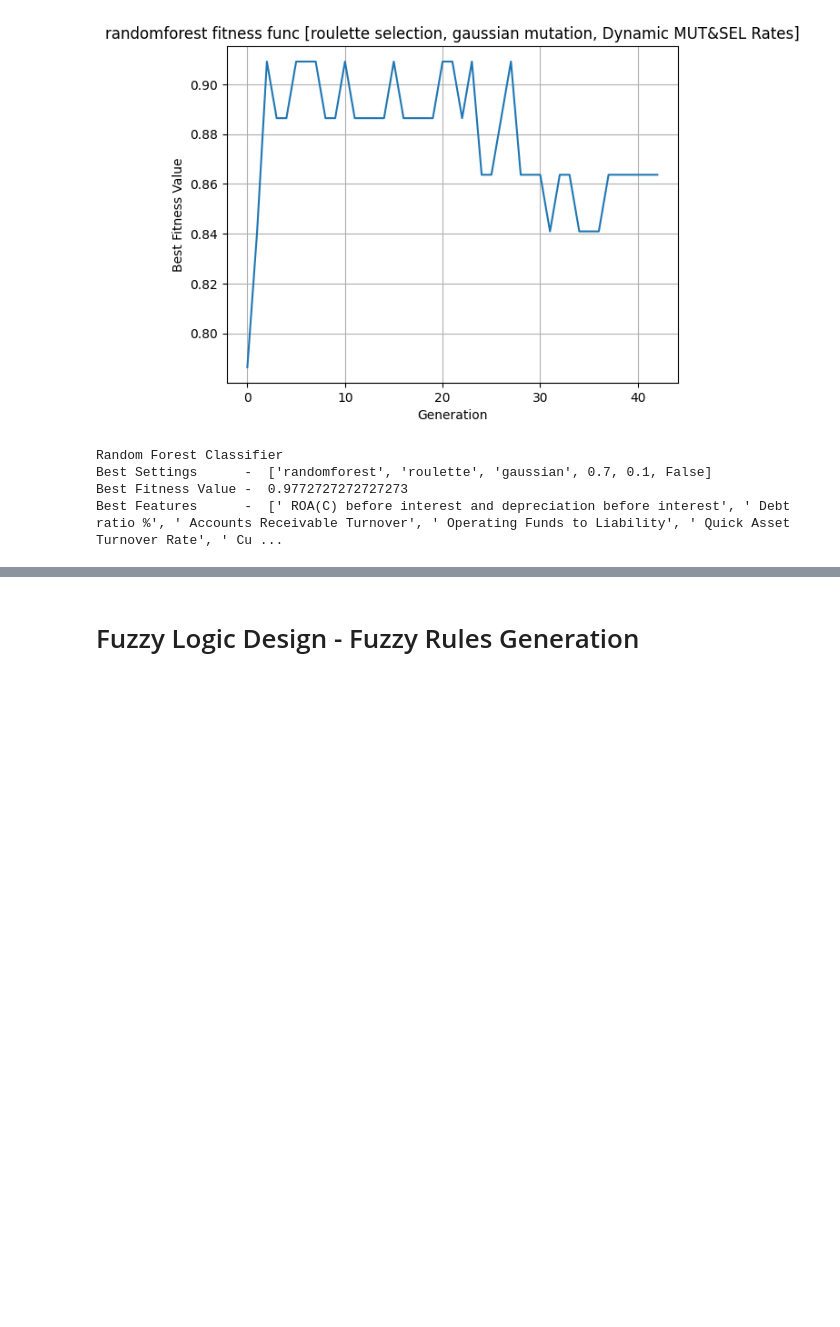
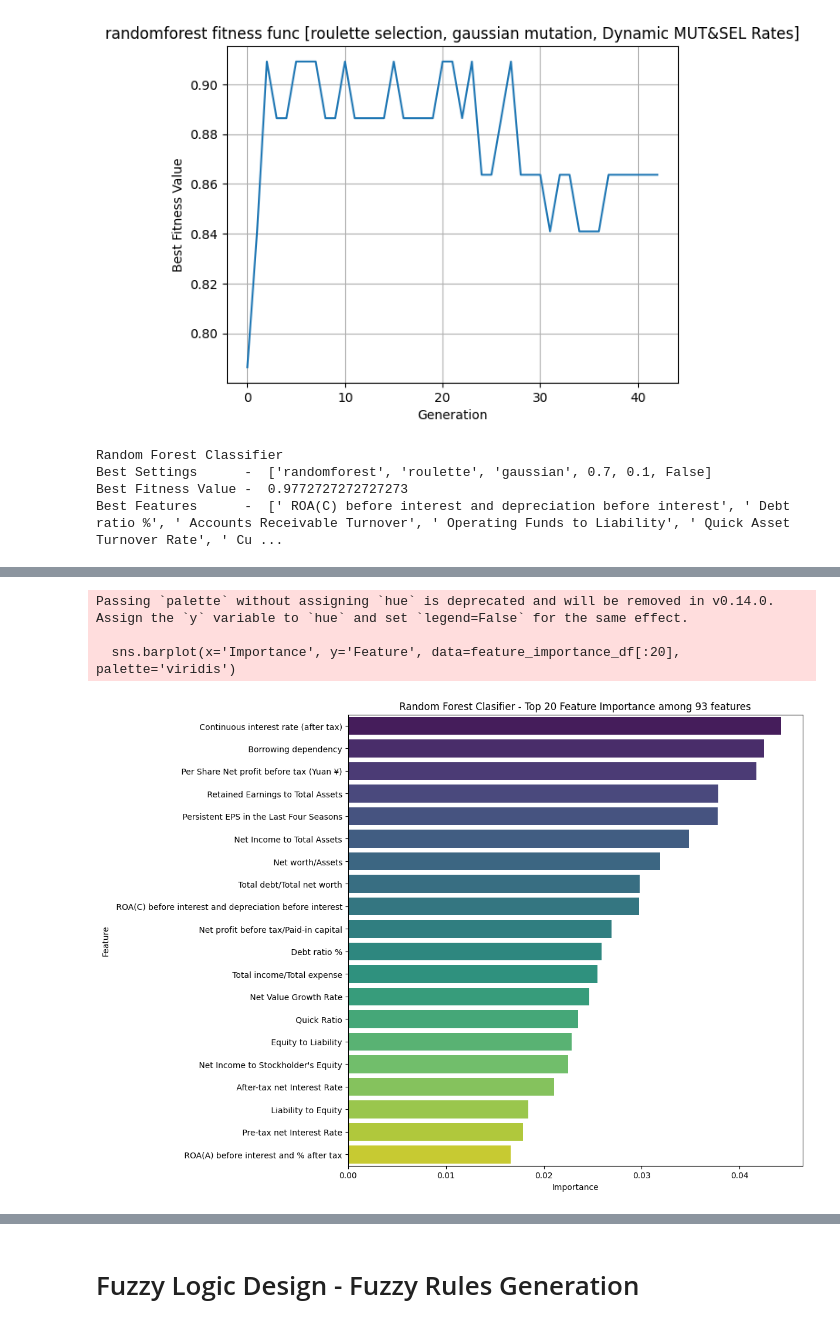
Before and after one commit to yeesem/Soft-Computing, a Jupyter notebook: Assignment_3_Evolutionary_Computing.ipynb, the cells around one changed output, grey strips where cells are left out. Saved outputs shown, nothing was run; the diff lists cells and outputs as text; code cells hidden in the pictures; blank space fills up the shorter version.

```diff
--- a/Assignment_3_Evolutionary_Computing.ipynb
+++ b/Assignment_3_Evolutionary_Computing.ipynb
@@ -701,0 +719,18 @@ Best Features      -  [' ROA(C) before interest and depreciation before interest
+# %%
+# Train a Random Forest model
+feature_importance_model = RandomForestClassifier(random_state=42)
+feature_importance_model.fit(X_train, y_train)
+
+# Get feature importances
+importances = feature_importance_model.feature_importances_
+
+# Create a DataFrame for better visualization
+feature_importance_df = pd.DataFrame({
+    'Feature': X.columns,
+    'Importance': importances
+}).sort_values(by='Importance', ascending=False)
+
+feature_importance_df.reset_index(drop=True, inplace=True)
+
+# Print the feature importances
+feature_importance_df.head(15)
@@ -701,0 +754,16 @@ Best Features      -  [' ROA(C) before interest and depreciation before interest
+# %%
+import seaborn as sns
+
+# plotting Feature importance charts
+# Plotting
+plt.figure(figsize=(10, 10))
+sns.barplot(x='Importance', y='Feature', data=feature_importance_df[:20], palette='viridis')
+plt.title('Random Forest Clasifier - Top 20 Feature Importance among 93 features')
+plt.xlabel('Importance')
+plt.ylabel('Feature')
+plt.show()
+# %% [output]
+Passing `palette` without assigning `hue` is deprecated and will be removed in v0.14.0. Assign the `y` variable to `hue` and set `legend=False` for the same effect.
+
+  sns.barplot(x='Importance', y='Feature', data=feature_importance_df[:20], palette='viridis')
+[figure, added]
```
Also changed, not shown: parts of 10 cells of this notebook.
